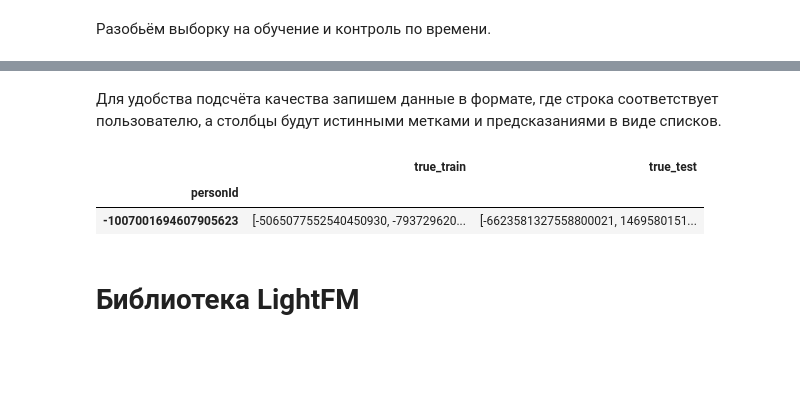
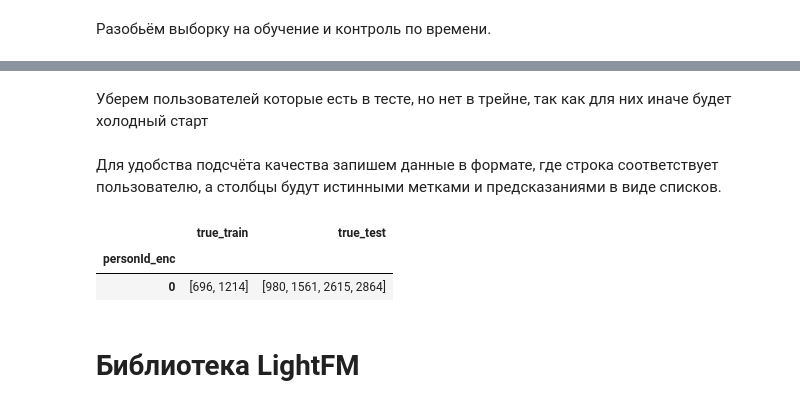
Before and after one commit to Kulikov17/MLDS_ML, a Jupyter notebook: Hometasks/HT5/Hometask5_RecSys.ipynb, the cells around one changed output, grey strips where cells are left out. Cells and saved outputs as stored; diff of their text form; code cells hidden in the pictures; blank space fills up the shorter version.

```diff
--- a/Hometasks/HT5/Hometask5_RecSys.ipynb
+++ b/Hometasks/HT5/Hometask5_RecSys.ipynb
@@ -115,0 +118,4 @@ interactions_full_df.head(5)
+# %%
+commonContentIds = set(interactions_full_df['contentId']) & set(articles_df['contentId'])
+# %%
+interactions_full_df.drop(interactions_full_df[~interactions_full_df['contentId'].isin(commonContentIds)].index, inplace=True)
@@ -158,31 +168,35 @@ interactions_train_df
+# %% [markdown]
+Уберем пользователей которые есть в тесте, но нет в трейне, так как для них иначе будет холодный старт
+# %%
+interactions_test_df.drop(interactions_test_df[~interactions_test_df['personId'].isin(interactions_train_df['personId'])].index, inplace=True)
 # %% [markdown]
 Для удобства подсчёта качества запишем данные в формате, где строка соответствует пользователю, а столбцы будут истинными метками и предсказаниями в виде списков.
 # %%
 interactions = (
-    interactions_train_df.groupby("personId")["contentId"]
+    interactions_train_df.groupby("personId_enc")["contentId_enc"]
     .agg(lambda x: list(x))
     .reset_index()
-    .rename(columns={"contentId": "true_train"})
-    .set_index("personId")
+    .rename(columns={"contentId_enc": "true_train"})
+    .set_index("personId_enc")
 )
 
-interactions["true_test"] = interactions_test_df.groupby("personId")["contentId"].agg(
+interactions["true_test"] = interactions_test_df.groupby("personId_enc")["contentId_enc"].agg(
     lambda x: list(x)
 )
 
 # заполнение пропусков пустыми списками
 interactions.loc[pd.isnull(interactions.true_test), "true_test"] = [
     ""
     for x in range(
         len(interactions.loc[pd.isnull(interactions.true_test), "true_test"])
     )
 ]
 
 interactions.head(1)
 # %% [output]
 |  | true_train | true_test |
-| personId |  |  |
-| -1007001694607905623 | [-5065077552540450930, -793729620... | [-6623581327558800021, 1469580151... |
+| personId_enc |  |  |
+| 0 | [696, 1214] | [980, 1561, 2615, 2864] |
 # %% [markdown]
 # Библиотека LightFM
 # %% [markdown]
```
Also changed, not shown: parts of 36 cells of this notebook.
